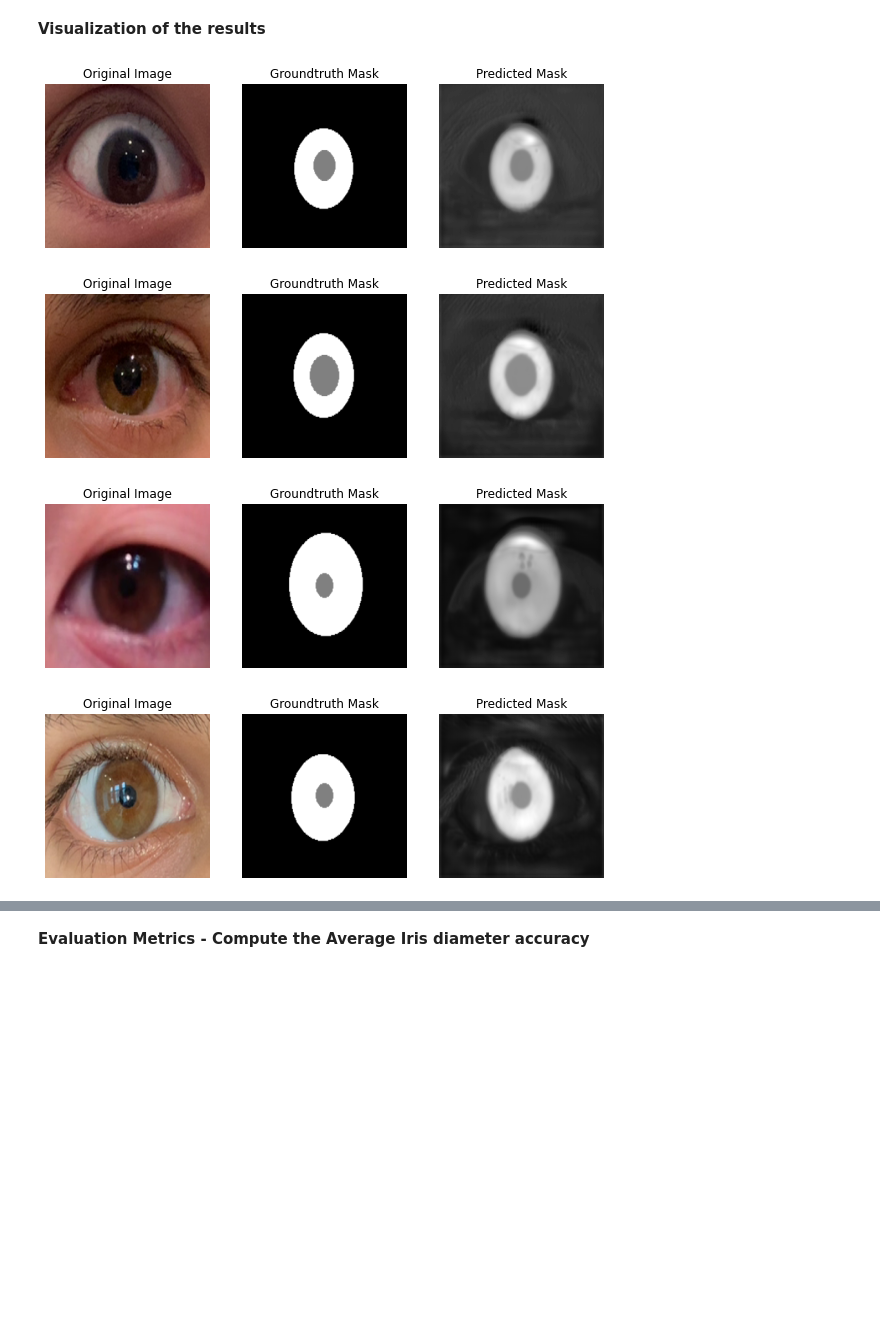
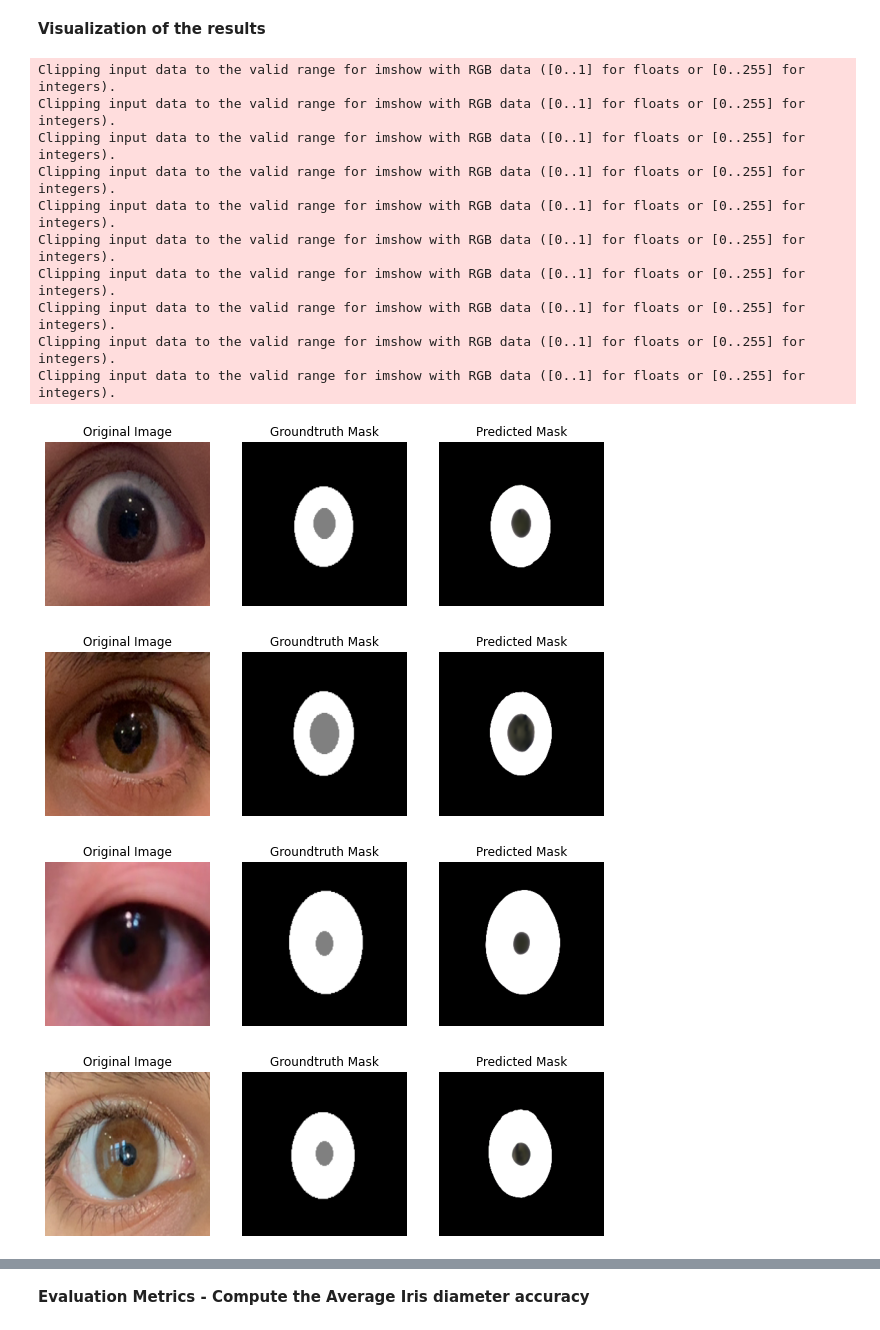
Before and after one commit to revanthbn/Iris-Pupil-Segmentation, a Jupyter notebook: Iris_segmentation.ipynb, the cells around one changed output, grey strips where cells are left out. Cells and saved outputs as stored; diff of their text form; code cells hidden in the pictures; blank space fills up the shorter version.

```diff
--- a/Iris_segmentation.ipynb
+++ b/Iris_segmentation.ipynb
@@ -123,10 +97,11 @@ class Iris(Dataset):
         image = torch.from_numpy(image)
 
         # Reading mask
-        mask = cv2.imread(self.masks_path[index], cv2.IMREAD_GRAYSCALE)
+        mask = cv2.imread(self.masks_path[index], cv2.IMREAD_COLOR)
+        mask = cv2.cvtColor(mask, cv2.COLOR_BGR2RGB)
         mask = cv2.resize(mask, dim, interpolation = cv2.INTER_AREA)
-        mask = mask/255.0   ## (256, 256)
-        mask = np.expand_dims(mask, axis=0) ## (256, 256)
+        mask = mask/255.0 ## (256, 256, 3)
+        mask = np.transpose(mask, (2, 0, 1))  ## (3, 256, 256)
         mask = mask.astype(np.float32)
         mask = torch.from_numpy(mask)
 
@@ -283,7 +258,7 @@ class build_unet(nn.Module):
         self.d4 = decoder_block(128, 64)
 
         """ Classifier """
-        self.outputs = nn.Conv2d(64, 1, kernel_size=1, padding=0)
+        self.outputs = nn.Conv2d(64, 3, kernel_size=1, padding=0)
 
     def forward(self, inputs):
         """ Encoder """
@@ -306,10 +281,11 @@ class build_unet(nn.Module):
         return outputs
 # %%
 device = torch.device("cuda" if cuda else "cpu")
-# model = build_unet()
+model = build_unet()
 # model = smp.Unet('resnet34', encoder_weights="imagenet", classes=3, activation='softmax')
 optimizer = torch.optim.Adam(model.parameters(), lr=lr)
 scheduler = torch.optim.lr_scheduler.ReduceLROnPlateau(optimizer, 'min', patience=5, verbose=True)
+# scheduler = optim.lr_scheduler.StepLR(optimizer, step_size=int(0.3*num_epochs), gamma=0.1)
 loss_fn = DiceBCELoss()
 model = model.to(device)
 # %% [markdown]
@@ -435,42 +398,51 @@ test_loss, pred_masks = predict(model, test_loader, loss_fn, device)
 # len(test_set)
 for i in range(len(test_set)):
   # Processing the original image
   test_original = test_set[i][0].cpu().numpy()
   test_original = np.squeeze(test_original)
   test_original = np.transpose(test_original, (1, 2, 0))
 
 
   # Processing the groundtruth mask
-  line = np.ones((256, 10, 3)) * 128
   test_image = test_set[i][1].cpu().numpy()
-  test_image = np.squeeze(test_image, axis=0)
-  test_image = test_image*255
+  test_image = np.squeeze(test_image)
+  test_image = np.transpose(test_image, (1, 2, 0))
 
   # Processing the predicted mask
   pred_m = pred_masks[i].cpu().numpy()
-  pred_m=np.squeeze(pred_m, axis=0)
-  pred_m=np.squeeze(pred_m, axis=0)
-  pred_m=pred_m*255
-  pred_m_resized=cv2.resize(pred_m, (224,160));
+  pred_m=np.squeeze(pred_m)
+  pred_m = np.transpose(pred_m, (1, 2, 0))
+  # pred_m=pred_m*255
+  # pred_m_resized=cv2.resize(pred_m, (224,160));
   file_path = "testing_set/pred_masks/pred_im" + str(i) + ".png"
-  cv2.imwrite(file_path, pred_m_resized)
+  # cv2.imwrite(file_path, pred_m)
 
   # Visuzalizing the predicted masks and actual masks alongside the original images
   plt.figure(figsize=(10,20))
   plt.subplot(1,3,1)
   plt.imshow(test_original)
   plt.axis("off")
   plt.title("Original Image")
   plt.subplot(1,3,2)
   plt.imshow(test_image, cmap='gray')
   plt.axis("off")
   plt.title("Groundtruth Mask")
   plt.subplot(1,3,3)
   plt.imshow(pred_m, cmap='gray')
   plt.axis("off")
   plt.title("Predicted Mask")
 # %% [output]
+Clipping input data to the valid range for imshow with RGB data ([0..1] for floats or [0..255] for integers).
+Clipping input data to the valid range for imshow with RGB data ([0..1] for floats or [0..255] for integers).
+Clipping input data to the valid range for imshow with RGB data ([0..1] for floats or [0..255] for integers).
+Clipping input data to the valid range for imshow with RGB data ([0..1] for floats or [0..255] for integers).
+Clipping input data to the valid range for imshow with RGB data ([0..1] for floats or [0..255] for integers).
+Clipping input data to the valid range for imshow with RGB data ([0..1] for floats or [0..255] for integers).
+Clipping input data to the valid range for imshow with RGB data ([0..1] for floats or [0..255] for integers).
+Clipping input data to the valid range for imshow with RGB data ([0..1] for floats or [0..255] for integers).
+Clipping input data to the valid range for imshow with RGB data ([0..1] for floats or [0..255] for integers).
+Clipping input data to the valid range for imshow with RGB data ([0..1] for floats or [0..255] for integers).
-[figure, old version]
+[figure, new version]
-[figure, old version]
+[figure, new version]
-[figure, old version]
+[figure, new version]
-[figure, old version]
+[figure, new version]
```
Also changed, not shown: parts of 15 cells of this notebook.
